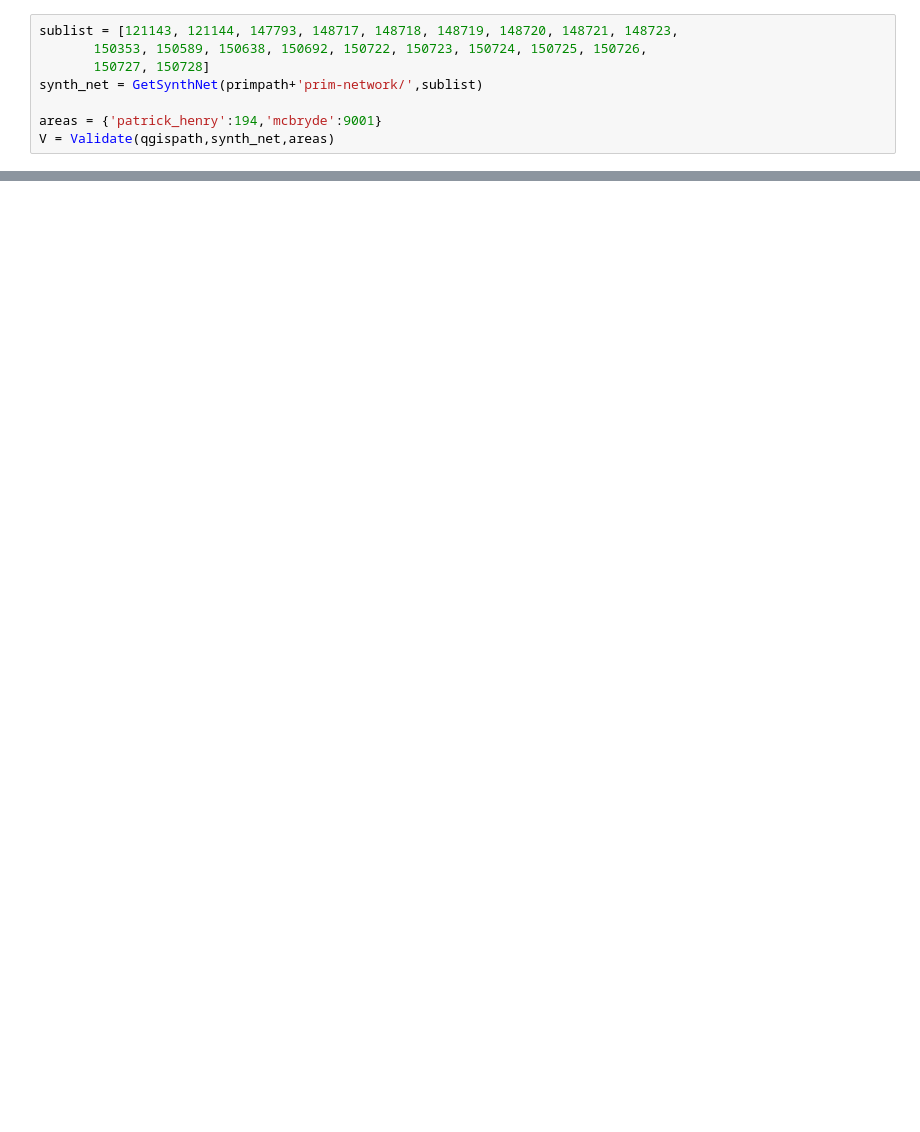
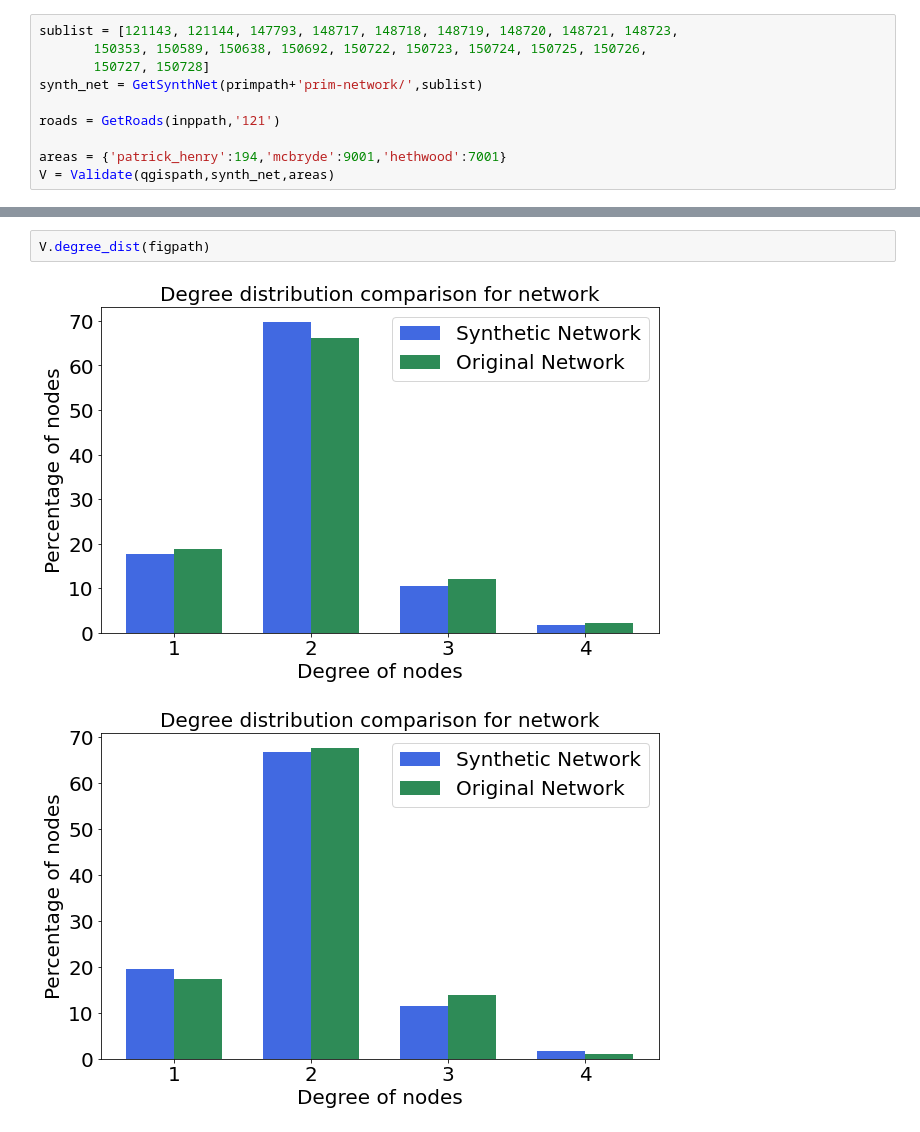
Before and after one commit to rounak-meyur/synthetic-distribution, a Jupyter notebook: validate/validate.ipynb, the cells around one changed output, grey strips where cells are left out. Drawn from its saved outputs; the diff is of its cells as text; blank space fills up the shorter version.

```diff
--- a/validate/validate.ipynb
+++ b/validate/validate.ipynb
@@ -27,5 +27,7 @@ sublist = [121143, 121144, 147793, 148717, 148718, 148719, 148720, 148721, 14872
        150727, 150728]
 synth_net = GetSynthNet(primpath+'prim-network/',sublist)
 
-areas = {'patrick_henry':194,'mcbryde':9001}
+roads = GetRoads(inppath,'121')
+
+areas = {'patrick_henry':194,'mcbryde':9001,'hethwood':7001}
 V = Validate(qgispath,synth_net,areas)
@@ -51,0 +77,5 @@ V.node_stats(15,15,figpath)
+# %%
+V.degree_dist(figpath)
+# %% [output]
+[figure, added]
+[figure, added]
```
Also changed, not shown: parts of 6 cells of this notebook, 13 other files.
